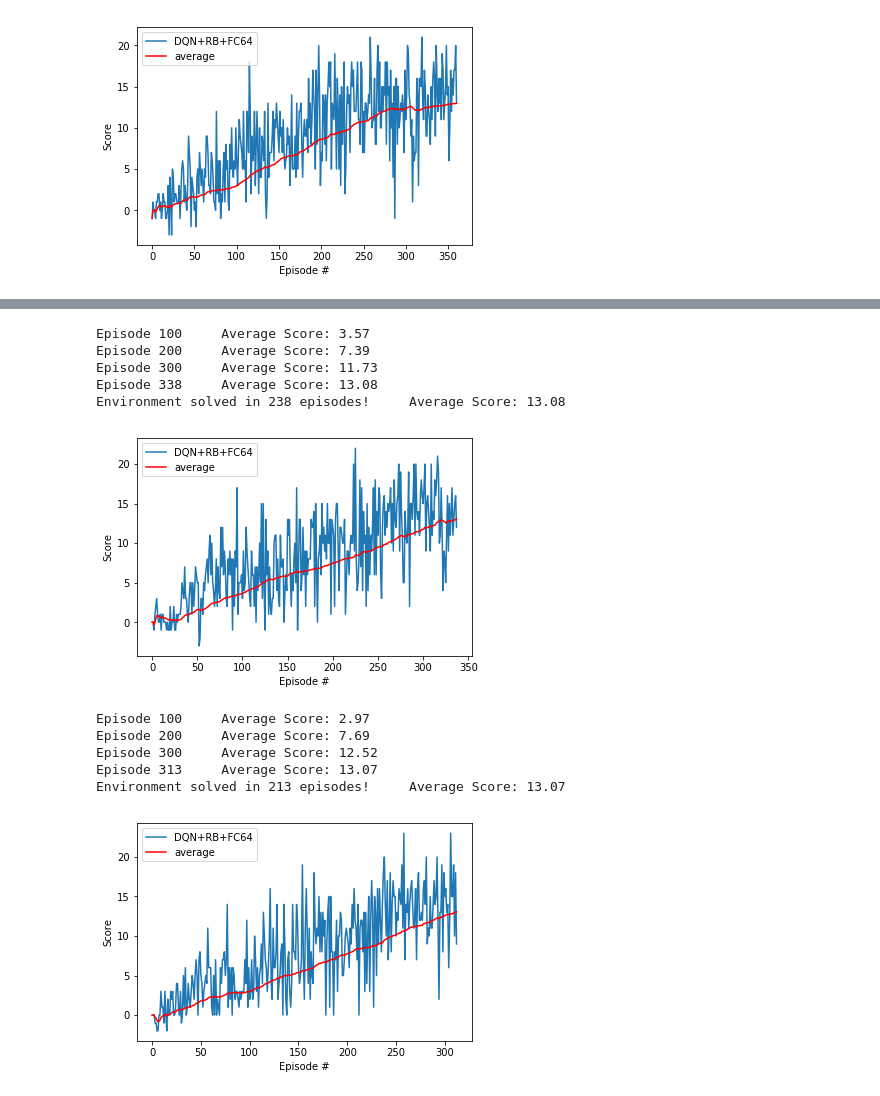
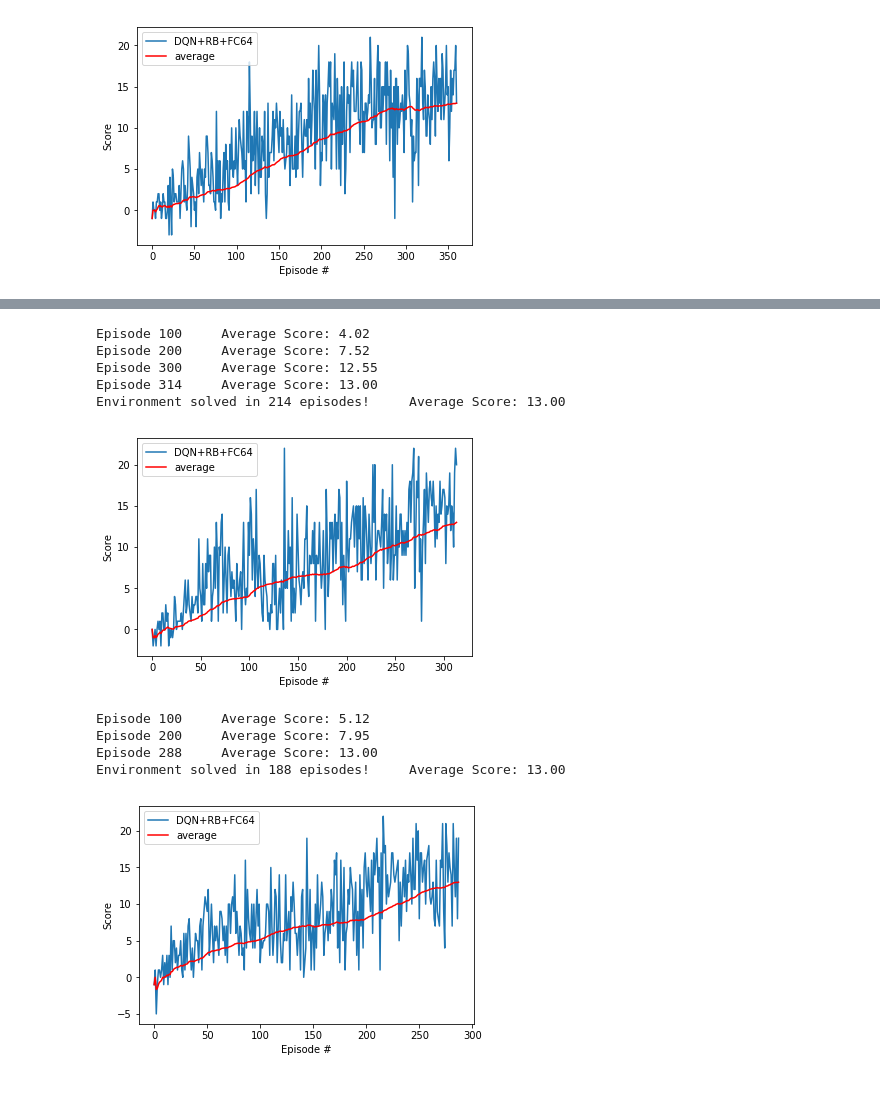
Before and after one commit to MatteoJohnston/deepRL-Navigation-p1, a Jupyter notebook: Navigation.ipynb, the cells around one changed output, grey strips where cells are left out. Saved outputs shown, nothing was run; the diff lists cells and outputs as text; code cells hidden in the pictures.

```diff
--- a/Navigation.ipynb
+++ b/Navigation.ipynb
@@ -253,7 +251,7 @@ Environment solved in 221 episodes!     Average Score: 13.02
 # %%
 # run the training loop
 agent = Agent(state_size=state_size, action_size=action_size, seed=0)
-scores, avgs = dqn(n_episodes=2000, eps_decay=0.95, eps_end=0.03, ckpt_path='pth_checkpoints/v2_checkpoint.pth')
+scores, avgs = dqn(n_episodes=2000, eps_decay=0.95, eps_end=0.03, ckpt_path='pth_checkpoints/v4_checkpoint.pth')
 
 # plot the scores
 fig = plt.figure()
@@ -265,33 +263,32 @@ plt.xlabel('Episode #')
 plt.legend(loc='upper left');
 plt.show()
 # %% [output]
-Episode 100     Average Score: 3.57
-Episode 200     Average Score: 7.39
-Episode 300     Average Score: 11.73
-Episode 338     Average Score: 13.08
-Environment solved in 238 episodes!     Average Score: 13.08
+Episode 100     Average Score: 4.02
+Episode 200     Average Score: 7.52
+Episode 300     Average Score: 12.55
+Episode 314     Average Score: 13.00
+Environment solved in 214 episodes!     Average Score: 13.00
-[figure, old version]
+[figure, new version]
 # %%
 # run the training loop
 agent = Agent(state_size=state_size, action_size=action_size, seed=0)
-scores, avgs = dqn(n_episodes=2000, eps_decay=0.9, eps_end=0.02, ckpt_path='pth_checkpoints/v2_checkpoint.pth')
+scores, avgs = dqn(n_episodes=2000, eps_decay=0.9, eps_end=0.02, ckpt_path='pth_checkpoints/v5_checkpoint.pth')
 
 # plot the scores
 fig = plt.figure()
 ax = fig.add_subplot(111)
 plt.plot(np.arange(len(scores)), scores, label='DQN+RB+FC64')
 plt.plot(np.arange(len(scores)), avgs, c='r', label='average')
 plt.ylabel('Score')
 plt.xlabel('Episode #')
 plt.legend(loc='upper left');
 plt.show()
 # %% [output]
-Episode 100     Average Score: 2.97
-Episode 200     Average Score: 7.69
-Episode 300     Average Score: 12.52
-Episode 313     Average Score: 13.07
-Environment solved in 213 episodes!     Average Score: 13.07
+Episode 100     Average Score: 5.12
+Episode 200     Average Score: 7.95
+Episode 288     Average Score: 13.00
+Environment solved in 188 episodes!     Average Score: 13.00
-[figure, old version]
+[figure, new version]
 # %%
 # run the training loop
 agent = Agent(state_size=state_size, action_size=action_size, seed=0)
```
Also changed, not shown: parts of 7 cells of this notebook, 1 other file.
